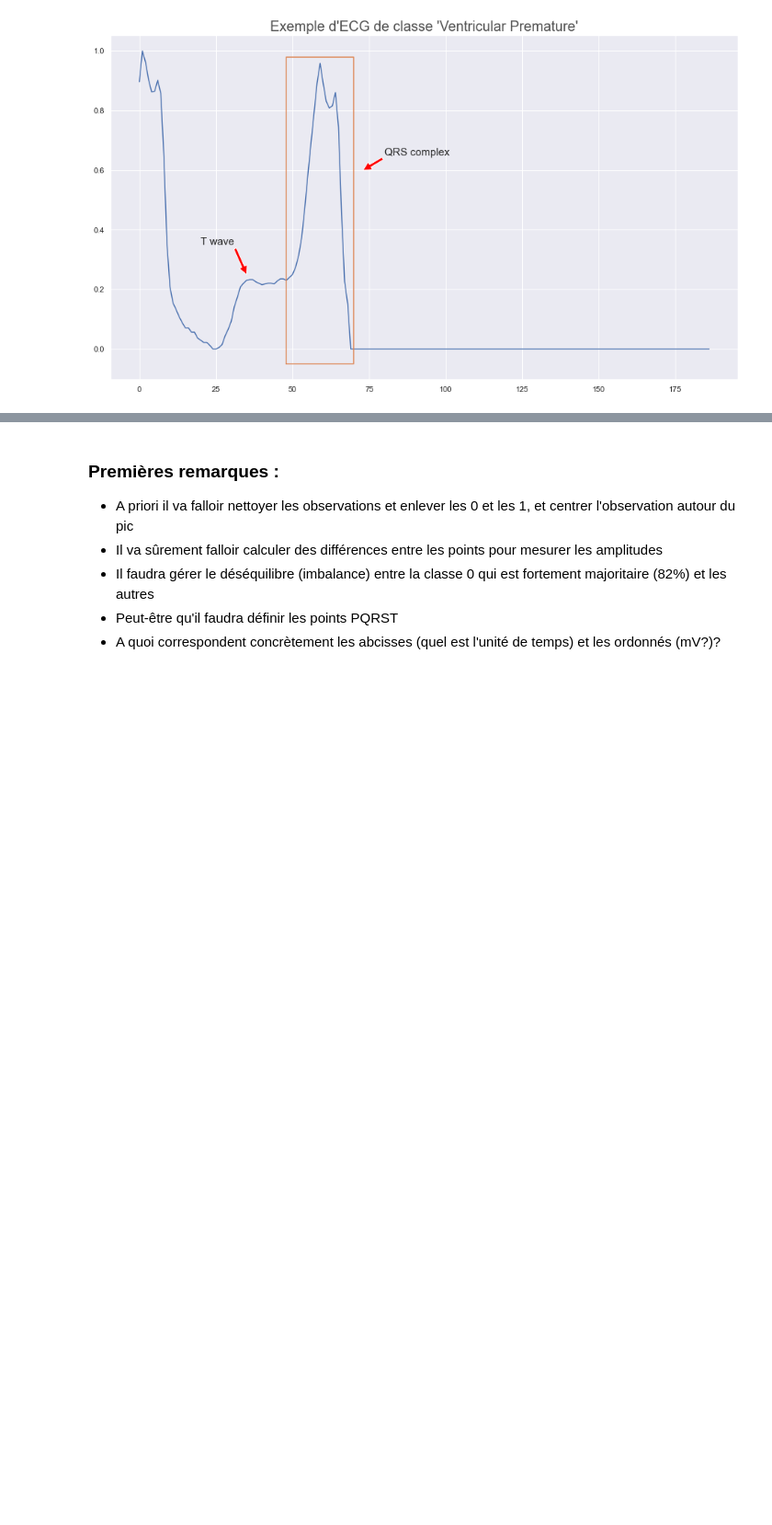
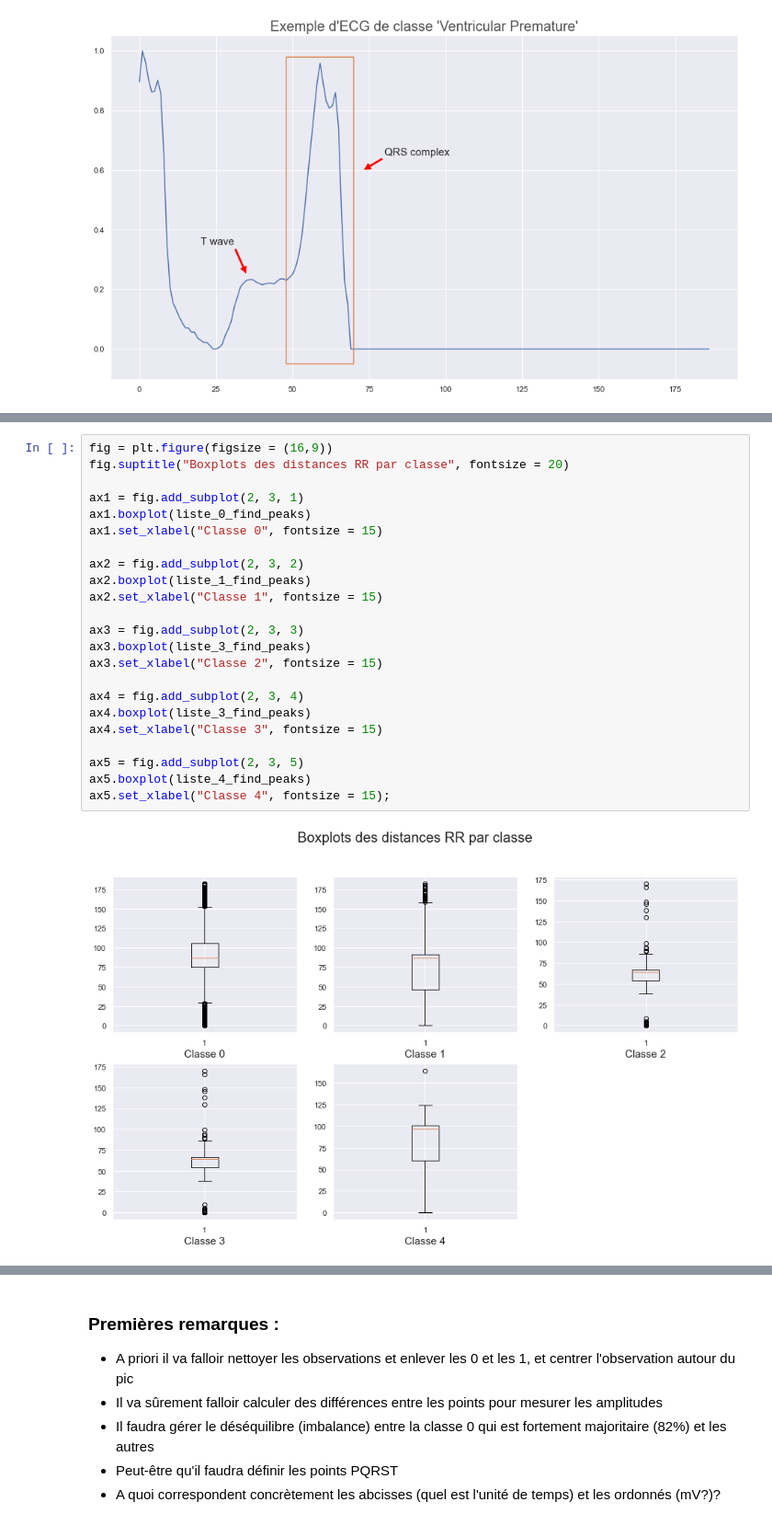
Before and after one commit to SamanthC/Pypitations, a Jupyter notebook: Notebook_1.ipynb, the cells around one changed output, grey strips where cells are left out. Shown at 92% size. Drawn from its saved outputs; the diff is of its cells as text; blank space fills up the shorter version.

```diff
--- a/Notebook_1.ipynb
+++ b/Notebook_1.ipynb
@@ -146,0 +249,25 @@ Int64Index([  0,   1,   2,   3,   4,   5,   6,   7,   8,   9,
+# %%
+fig = plt.figure(figsize = (16,9))
+fig.suptitle("Boxplots des distances RR par classe", fontsize = 20)
+
+ax1 = fig.add_subplot(2, 3, 1)
+ax1.boxplot(liste_0_find_peaks)
+ax1.set_xlabel("Classe 0", fontsize = 15)
+
+ax2 = fig.add_subplot(2, 3, 2)
+ax2.boxplot(liste_1_find_peaks)
+ax2.set_xlabel("Classe 1", fontsize = 15)
+
+ax3 = fig.add_subplot(2, 3, 3)
+ax3.boxplot(liste_3_find_peaks)
+ax3.set_xlabel("Classe 2", fontsize = 15)
+
+ax4 = fig.add_subplot(2, 3, 4)
+ax4.boxplot(liste_3_find_peaks)
+ax4.set_xlabel("Classe 3", fontsize = 15)
+
+ax5 = fig.add_subplot(2, 3, 5)
+ax5.boxplot(liste_4_find_peaks)
+ax5.set_xlabel("Classe 4", fontsize = 15);
+# %% [output]
+[figure, added]
```
Also changed, not shown: parts of 51 cells of this notebook.
